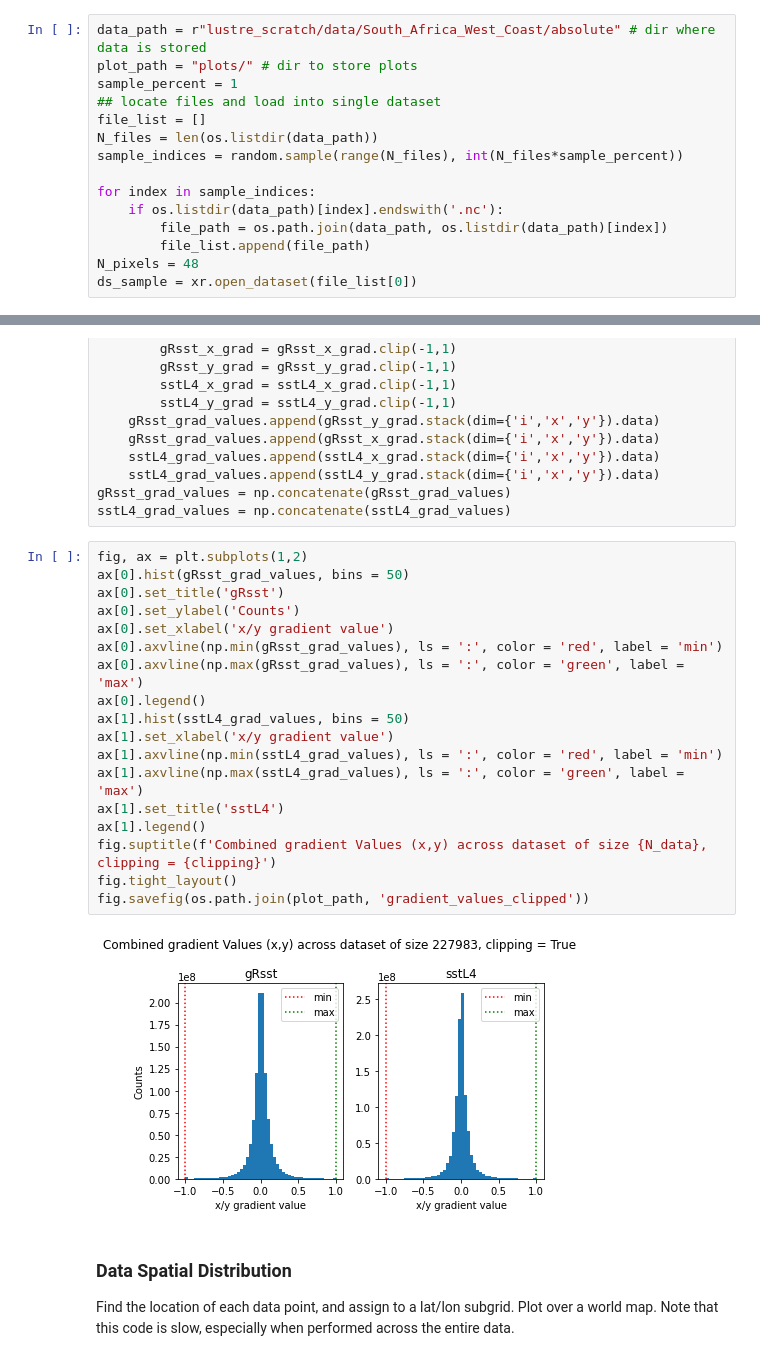
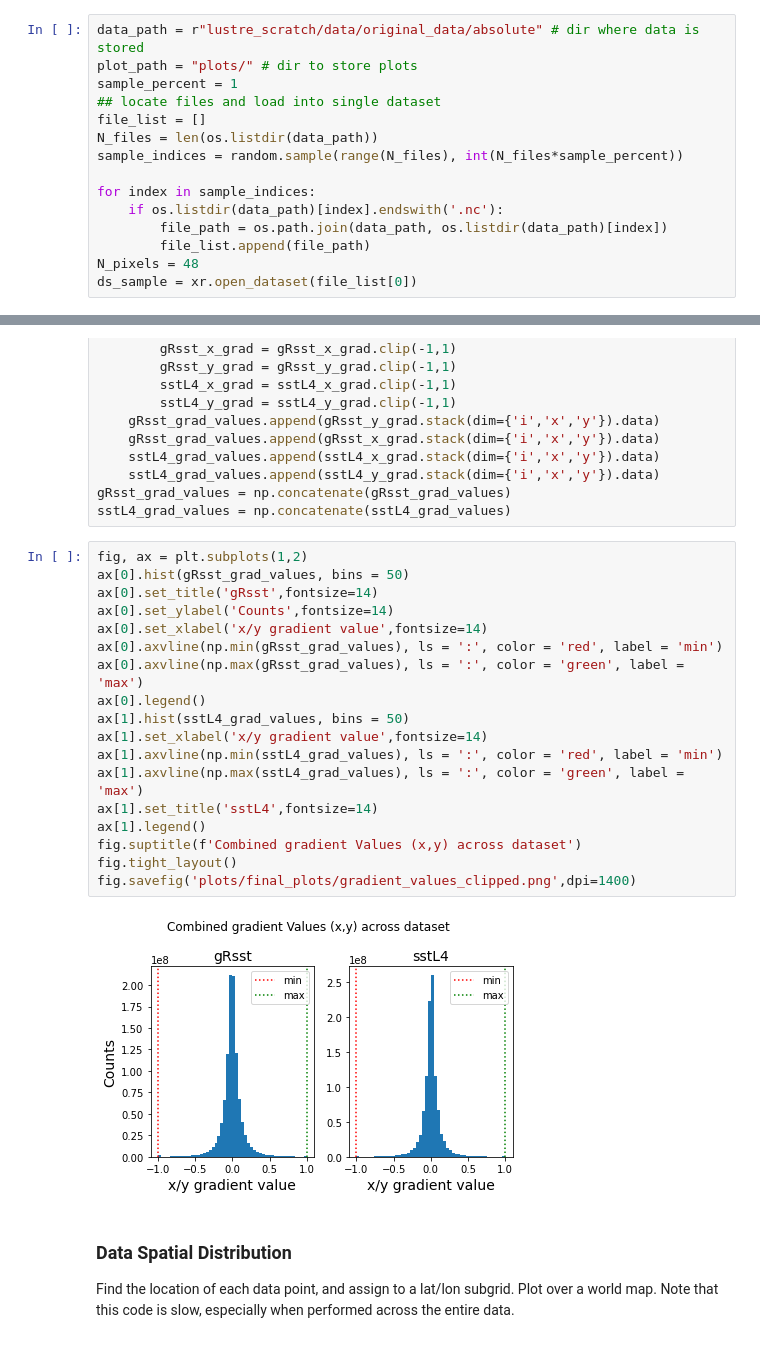
Before and after one commit to MEH04/sst_super_res, a Jupyter notebook: data_analysis.ipynb, the cells around one changed output, grey strips where cells are left out. Drawn from its saved outputs; the diff is of its cells as text.

```diff
--- a/data_analysis.ipynb
+++ b/data_analysis.ipynb
@@ -17,7 +17,7 @@ import random
 # %% [markdown]
 Each cell / group of cells runs independently, loading file in file_list to avoid storing all in memory simultaneously
 # %%
-data_path = r"lustre_scratch/data/South_Africa_West_Coast/absolute" # dir where data is stored
+data_path = r"lustre_scratch/data/original_data/absolute" # dir where data is stored
 plot_path = "plots/" # dir to store plots
 sample_percent = 1
 ## locate files and load into single dataset
@@ -160,23 +164,23 @@ sstL4_grad_values = np.concatenate(sstL4_grad_values)
 # %%
 fig, ax = plt.subplots(1,2)
 ax[0].hist(gRsst_grad_values, bins = 50)
-ax[0].set_title('gRsst')
-ax[0].set_ylabel('Counts')
-ax[0].set_xlabel('x/y gradient value')
+ax[0].set_title('gRsst',fontsize=14)
+ax[0].set_ylabel('Counts',fontsize=14)
+ax[0].set_xlabel('x/y gradient value',fontsize=14)
 ax[0].axvline(np.min(gRsst_grad_values), ls = ':', color = 'red', label = 'min')
 ax[0].axvline(np.max(gRsst_grad_values), ls = ':', color = 'green', label = 'max')
 ax[0].legend()
 ax[1].hist(sstL4_grad_values, bins = 50)
-ax[1].set_xlabel('x/y gradient value')
+ax[1].set_xlabel('x/y gradient value',fontsize=14)
 ax[1].axvline(np.min(sstL4_grad_values), ls = ':', color = 'red', label = 'min')
 ax[1].axvline(np.max(sstL4_grad_values), ls = ':', color = 'green', label = 'max')
-ax[1].set_title('sstL4')
+ax[1].set_title('sstL4',fontsize=14)
 ax[1].legend()
-fig.suptitle(f'Combined gradient Values (x,y) across dataset of size {N_data}, clipping = {clipping}')
+fig.suptitle(f'Combined gradient Values (x,y) across dataset')
 fig.tight_layout()
-fig.savefig(os.path.join(plot_path, 'gradient_values_clipped'))
+fig.savefig('plots/final_plots/gradient_values_clipped.png',dpi=1400)
 # %% [output]
-[figure, old version]
+[figure, new version]
 # %% [markdown]
 ### Data Spatial Distribution
 Find the location of each data point, and assign to a lat/lon subgrid. Plot over a world map. Note that this code is slow, especially when performed across the entire data.
```
Also changed, not shown: parts of 2 cells of this notebook, 5 other files.
